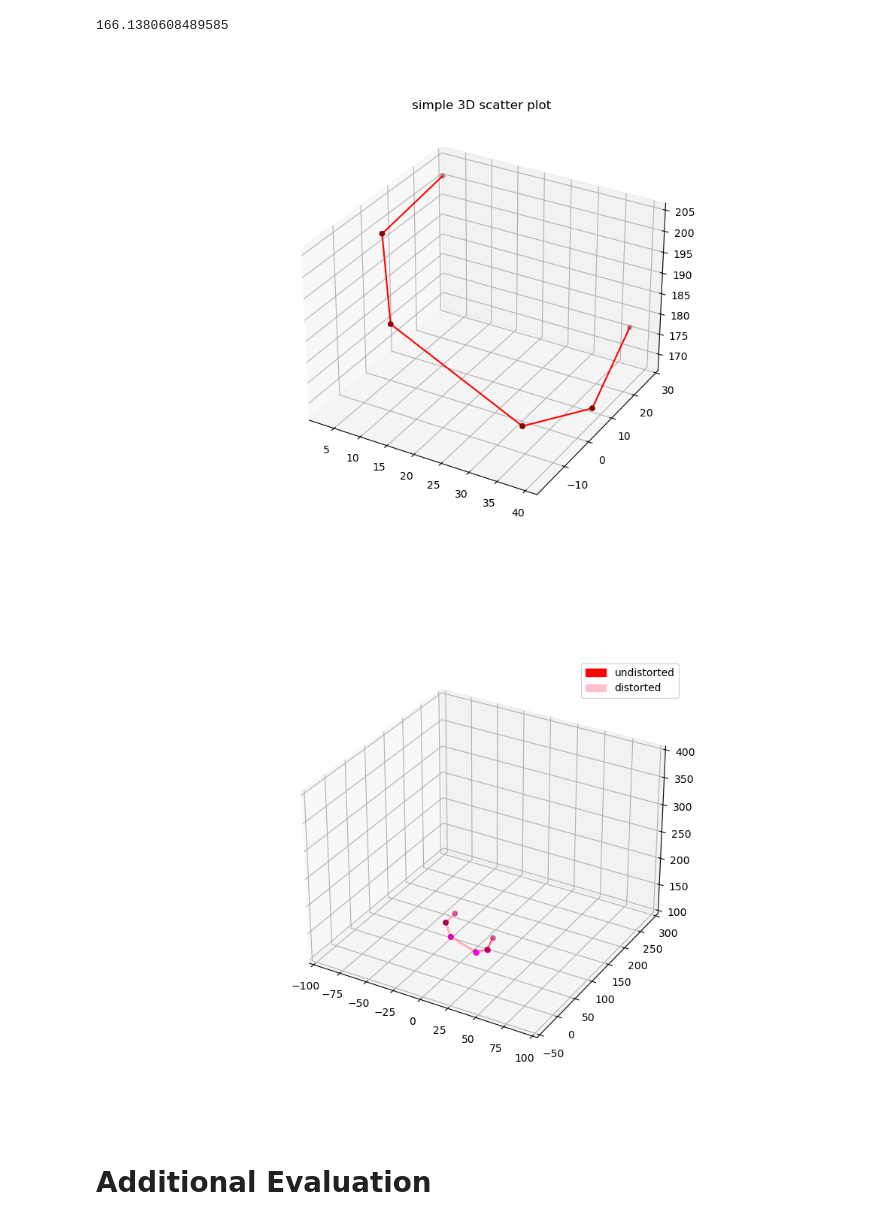
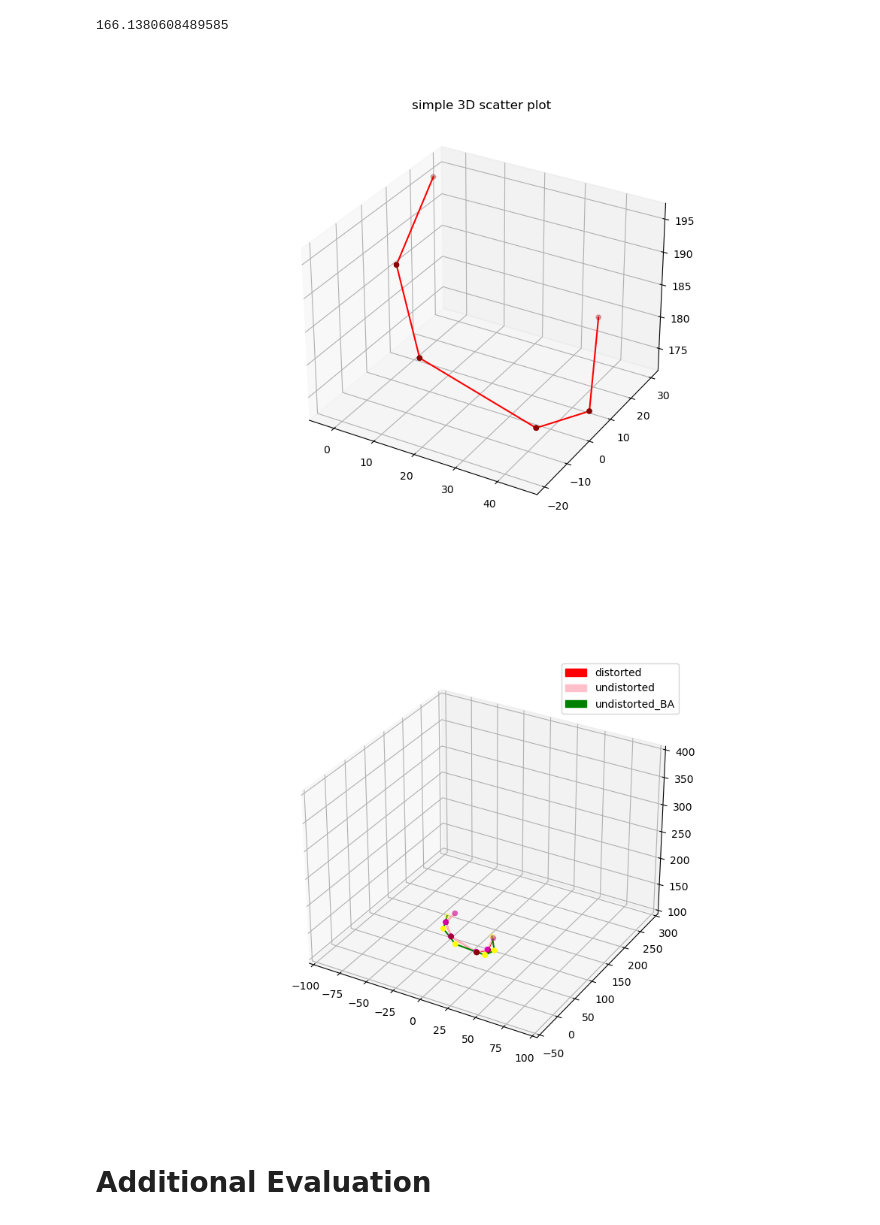
Before and after one commit to mosesananta/TA, a Jupyter notebook: hi.ipynb, the cells around one changed output. Drawn from its saved outputs; the diff is of its cells as text; code cells hidden in the pictures.

```diff
--- a/hi.ipynb
+++ b/hi.ipynb
@@ -668,19 +670,42 @@ def total_mean_reprojection_error( p3ds, p2d_l,p2d_c,p2d_r):
 # %%
 def project(points, camera_params):
     """Convert 3-D points to 2-D by projecting onto images."""
-    mtx = camera_params[:, :9]
-    R = camera_params[:, 9:18]
-    T = camera_params[:, 18:21]
-    return points_proj
+
+
+    mtx = camera_params[:, :9].reshape((len(camera_params), 3,3))
+    R = camera_params[:, 9:18].reshape((len(camera_params), 3,3))
+    T = camera_params[:, 18:21].reshape((len(camera_params), 3,1))
+
+    proj = (mtx @ np.concatenate([R, T], axis = -1))
+
+    y = np.column_stack((points,np.ones(len(points))))
+    y = proj @ y[:,:,np.newaxis]
+
+    return np.squeeze(y[:,:2]/y[:, 2, np.newaxis])
 # %%
 def fun(params, n_cameras, n_points, camera_indices, point_indices, points_2d):
     """Compute residuals.
 
     `params` contains camera parameters and 3-D coordinates.
     """
-    camera_params = params[:n_cameras * 9].reshape((n_cameras, 9))
-    points_3d = params[n_cameras * 9:].reshape((n_points, 3))
+    camera_params = params[:n_cameras * 21].reshape((n_cameras, 21))
+    points_3d = params[n_cameras * 21:].reshape((n_points, 3))
     points_proj = project(points_3d[point_indices], camera_params[camera_indices])
-    return (points_proj - points_2d).ravel()
+    return np.linalg.norm(points_proj - points_2d,axis=1)
+# %%
+
+def bundle_adjustment_sparsity(n_cameras, n_points, camera_indices, point_indices):
+    m = camera_indices.size
+    n = n_cameras * 21 + n_points * 3
+    A = lil_matrix((m, n), dtype=int)
+
+    i = np.arange(camera_indices.size)
+    for s in range(21):
+        A[i, camera_indices * 21 + s] = 1
+
+    for s in range(3):
+        A[i, n_cameras * 21 + point_indices * 3 + s] = 1
+
+    return A
 # %%
 
@@ -914,7 +909,7 @@ def triangulate_pickle(pickle_file,output_file, undistort = True, main_stereo_ca
 # %%
 outfile = './output/output3dPickle2'
 infile = './input/outputPickle2'
-outdata = triangulate_pickle(infile,outfile,undistort=False,main_stereo_camera = 'cl',dump_pickle = False)
-outdata2 = triangulate_pickle(infile,outfile,undistort=True,main_stereo_camera = 'cl',dump_pickle = False)
-outdata[2]
+outdata = triangulate_pickle(infile,outfile,undistort=False,main_stereo_camera = 'cl',with_BA=False,dump_pickle = False)
+outdata2 = triangulate_pickle(infile,outfile,undistort=True,main_stereo_camera = 'cl',with_BA=False,dump_pickle = False)
+outdata3 = triangulate_pickle(infile,outfile,undistort=True,main_stereo_camera = 'cl',with_BA=True,dump_pickle = False)
 # %% [output]
@@ -984,33 +1040,33 @@ total_mean_reprojection_error(outdata[2]['kuning kehijauan'],indata['l'],indata[
 # %%
 %matplotlib widget
 from mpl_toolkits import mplot3d
 import numpy as np
 import matplotlib.pyplot as plt
 import matplotlib.patches as mpatches
 
 # Creating figure
 fig = plt.figure(figsize = (10, 7))
 ax = plt.axes(projection ="3d")
 plt.title("simple 3D scatter plot")
 
 connection = [['kuning kehijauan','hijau tua'],
               ['hijau tua','biru muda'],
               ['biru muda','oranye'],
               ['oranye','ungu'],
               ['ungu','biru telur unta']]
 
 for c in connection:
-    p3ds = outdata[377]
+    p3ds = outdata3[377]
     xs = [p3ds[c[0]][0],p3ds[c[1]][0]]
     ys = [p3ds[c[0]][1],p3ds[c[1]][1]]
     zs = [p3ds[c[0]][2],p3ds[c[1]][2]]
     ax.scatter3D(xs, ys, zs, c = "darkred")
     ax.plot(xs, ys, zs, c = "red")
 
 
 plt.show()
 # %% [output]
-[figure, old version]
+[figure, new version]
 # %%
 import matplotlib.animation as animation
 import matplotlib.pyplot as plt
@@ -1040,12 +1096,13 @@ def updatefig(i):
     ax.set_ylim3d(-50, 300)
     ax.set_zlim3d(100, 400)
 
-    pop_e = mpatches.Patch(color='red', label='undistorted')
-    pop_p = mpatches.Patch(color='pink', label='distorted')
-    plt.legend(handles=[pop_e,pop_p])
+    pop_1 = mpatches.Patch(color='red', label='distorted')
+    pop_2 = mpatches.Patch(color='pink', label='undistorted')
+    pop_3 = mpatches.Patch(color='green', label='undistorted_BA')
+    plt.legend(handles=[pop_1,pop_2,pop_3])
 
     for c in connection:
-        p3ds = outdata2[i+1]
+        p3ds = outdata[i+1]
         xs = [p3ds[c[0]][0],p3ds[c[1]][0]]
         ys = [p3ds[c[0]][1],p3ds[c[1]][1]]
         zs = [p3ds[c[0]][2],p3ds[c[1]][2]]
@@ -1053,18 +1110,26 @@ def updatefig(i):
         ax.plot(xs, ys, zs, c = "red")
 
     for c in connection:
-        p3ds = outdata[i+1]
+        p3ds = outdata2[i+1]
         xs = [p3ds[c[0]][0],p3ds[c[1]][0]]
         ys = [p3ds[c[0]][1],p3ds[c[1]][1]]
         zs = [p3ds[c[0]][2],p3ds[c[1]][2]]
         ax.scatter3D(xs, ys, zs, c = "magenta")
         ax.plot(xs, ys, zs, c = "pink")
 
+    for c in connection:
+        p3ds = outdata3[i+1]
+        xs = [p3ds[c[0]][0],p3ds[c[1]][0]]
+        ys = [p3ds[c[0]][1],p3ds[c[1]][1]]
+        zs = [p3ds[c[0]][2],p3ds[c[1]][2]]
+        ax.scatter3D(xs, ys, zs, c = "yellow")
+        ax.plot(xs, ys, zs, c = "green")
+
 
 anim = animation.FuncAnimation(fig, updatefig, len(outdata),init_func=init_func)
-anim.save("./output/k2_move3_cl_undistortedImgPVsdistorted_globalview.mp4",fps = 10)
+anim.save("./output/k2_move3_cl_dis-undis-undisba_globalview.mp4",fps = 10)
 # %% [output]
-[figure, old version]
+[figure, new version]
 # %% [markdown]
 # **Additional Evaluation**
 # %%
```
Also changed, not shown: parts of 14 cells of this notebook, 2 other files.
